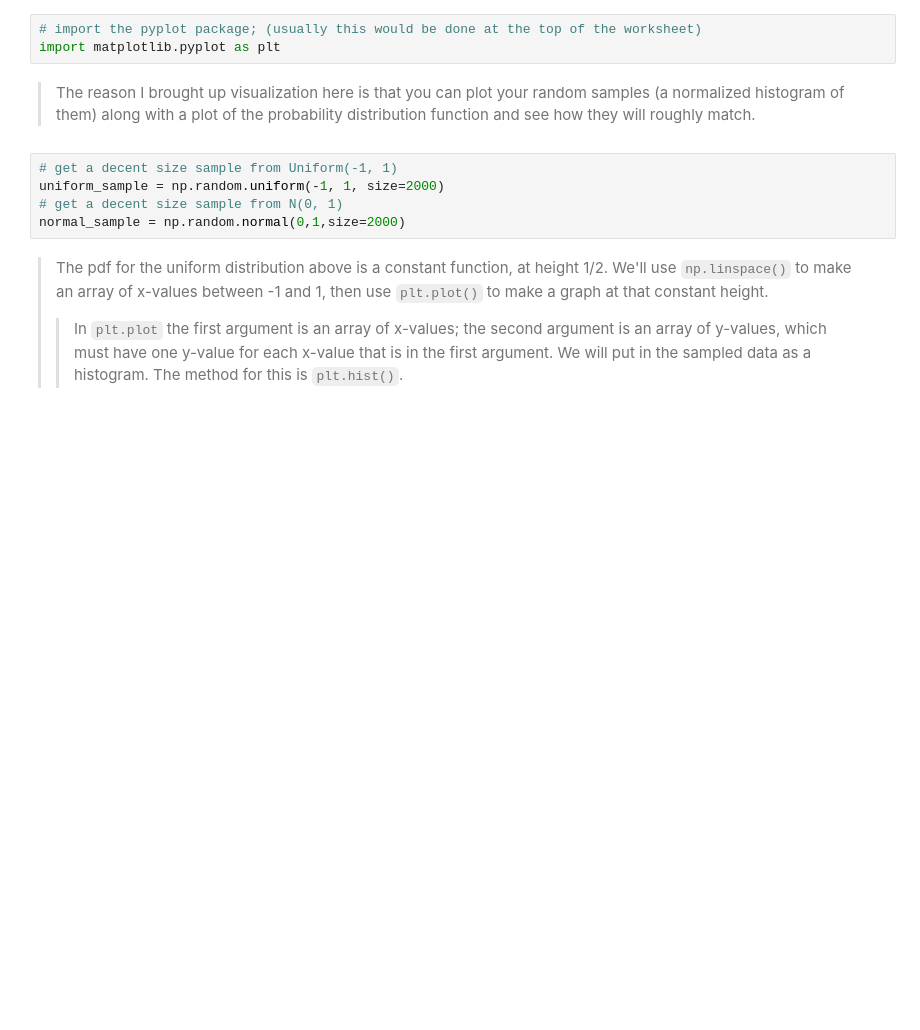
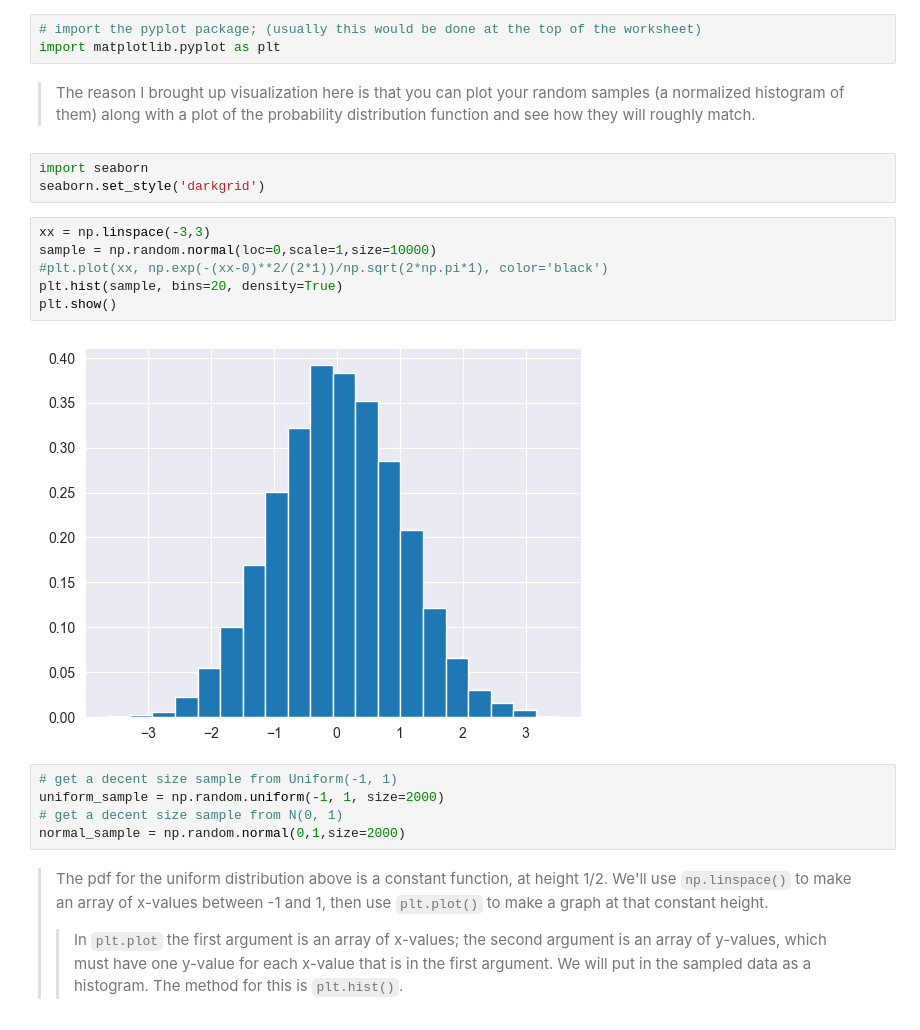
Before and after one commit to cornwell/math371-S25, a Jupyter notebook: Lectures/Lecture02-Numpy/Numpy_Matrices_ProbabilityDistributions.ipynb, the cells around one changed output. Drawn from its saved outputs; the diff is of its cells as text; blank space fills up the shorter version.

```diff
--- a/Lectures/Lecture02-Numpy/Numpy_Matrices_ProbabilityDistributions.ipynb
+++ b/Lectures/Lecture02-Numpy/Numpy_Matrices_ProbabilityDistributions.ipynb
@@ -318,6 +318,17 @@ array([[0.24717362, 0.72474244, 0.87813177, 0.69150338],
 import matplotlib.pyplot as plt
 # %% [markdown]
 > The reason I brought up visualization here is that you can plot your random samples (a normalized histogram of them) along with a plot of the probability distribution function and see how they will roughly match.
+# %%
+import seaborn
+seaborn.set_style('darkgrid')
+# %%
+xx = np.linspace(-3,3)
+sample = np.random.normal(loc=0,scale=1,size=10000)
+#plt.plot(xx, np.exp(-(xx-0)**2/(2*1))/np.sqrt(2*np.pi*1), color='black')
+plt.hist(sample, bins=20, density=True)
+plt.show()
+# %% [output]
+[figure, added]
 # %%
 # get a decent size sample from Uniform(-1, 1)
 uniform_sample = np.random.uniform(-1, 1, size=2000)
```
Also changed, not shown: 23 other files.
